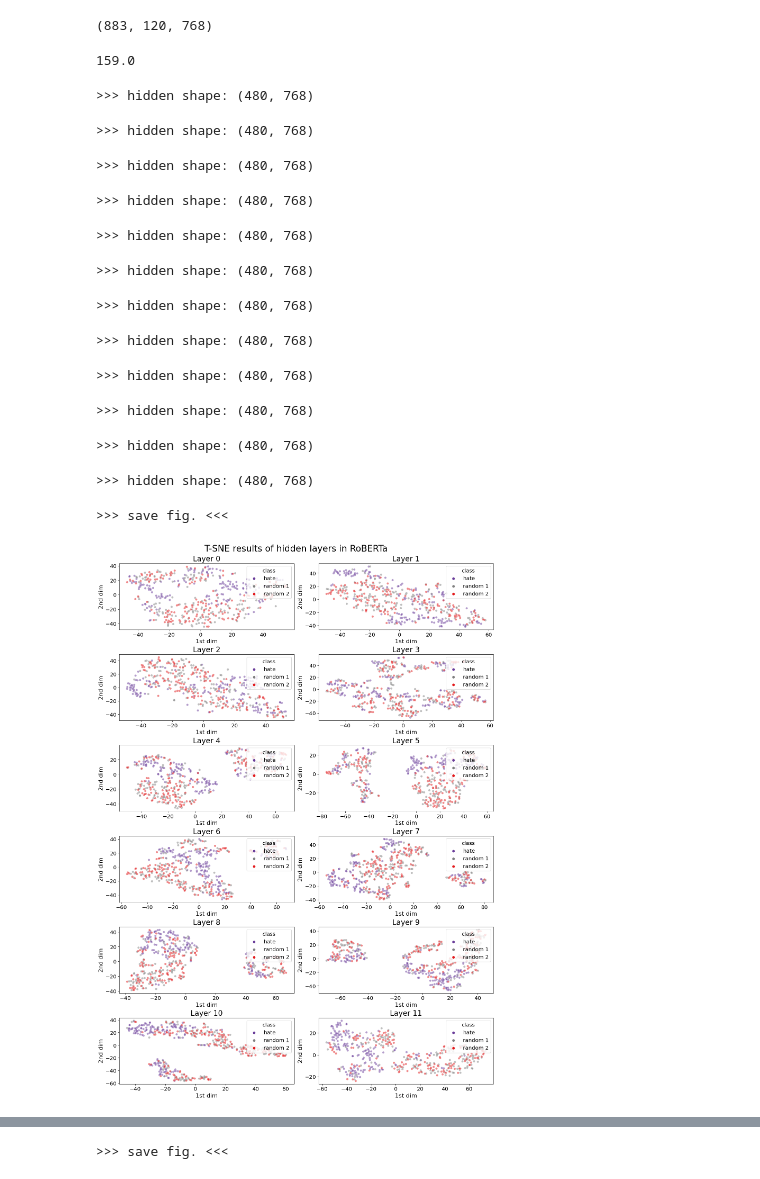
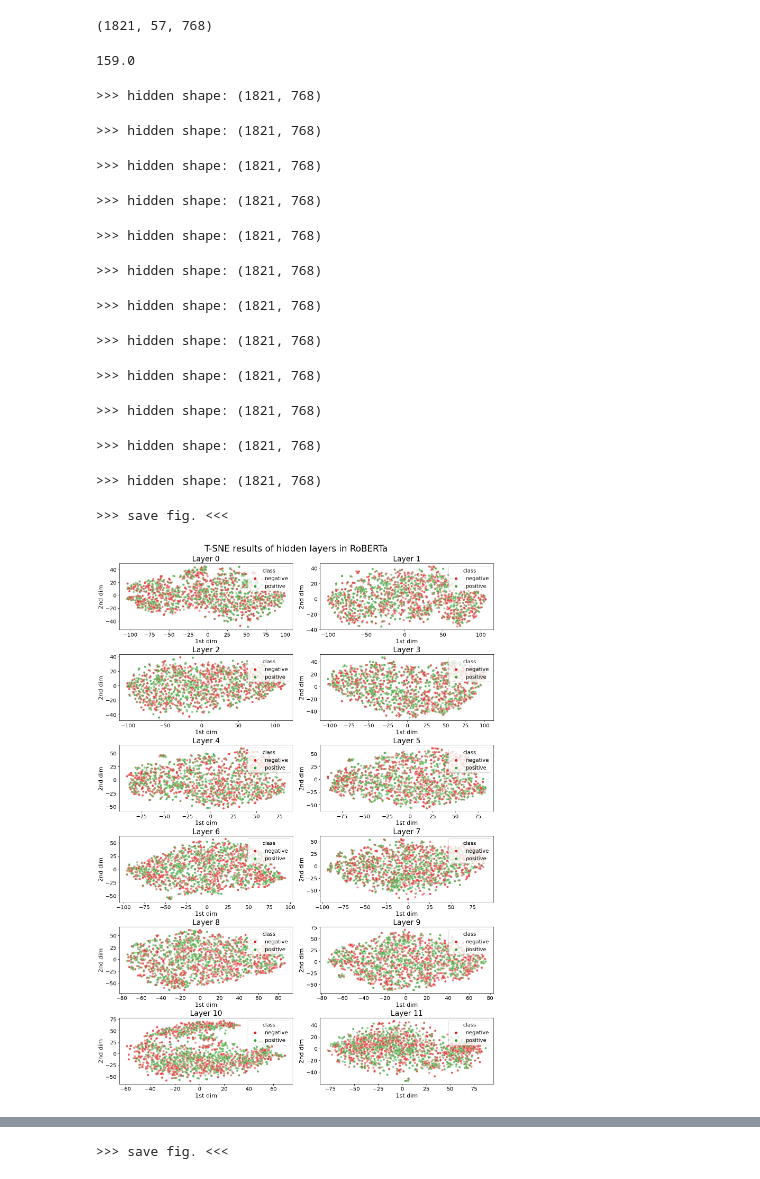
Before and after one commit to gaunby/master_project, a Jupyter notebook: notebooks/tsne_embedding_visual.ipynb, the cells around one changed output, grey strips where cells are left out. Saved outputs shown, nothing was run; the diff lists cells and outputs as text; code cells hidden in the pictures.

```diff
--- a/notebooks/tsne_embedding_visual.ipynb
+++ b/notebooks/tsne_embedding_visual.ipynb
@@ -6,6 +6,15 @@ from src.visualization.tsne_visual import visualize_layerwise_embeddings#, visua
 # %%
 with open('/work3/s174498/roberta_files/data_set_woman_random_1_2.pickle', 'rb') as file:
     ds_ = pickle.load(file)
+# %%
+with open('/work3/s174498/roberta_files/output_roberta_base.pickle', 'rb') as handle:
+    output_linear = pickle.load(handle)
+# %%
+with open('/work3/s174498/roberta_files/final_output_roberta_head_nn.pickle', 'rb') as handle:
+    output_linear = pickle.load(handle)
+# %%
+with open('/work3/s174498/roberta_files/final_output_roberta_head_linear.pickle', 'rb') as handle:
+    output_linear = pickle.load(handle)
 # %%
 with open('/work3/s174498/roberta_files/output_roberta_linear_woman_random_1_2.pickle', 'rb') as handle:
     output_linear = pickle.load(handle)
@@ -21,26 +30,27 @@ with open('/work3/s174498/roberta_files/output_roberta_linear_tweet_iro_random_1
 # %%
 output_linear.predictions[1][0].shape
 # %% [output]
-(883, 120, 768)
+(1821, 57, 768)
 # %%
 (output_linear.label_ids == 1).sum()/2
 # %% [output]
 159.0
 # %%
 # fine tune linear
-labels = [0]* 162+ [1]* 168+ [2]*183 # output_linear.label_ids
+#labels = [0]* 162+ [1]* 168+ [2]*183 # output_linear.label_ids
 #labels = [0]* 151+ [1]* 146+ [2]*141
 #labels = [0]* 294+ [1]* 294 + [2]*295 # output_linear.label_ids
-labels = [0]* 162+ [1]* 159+ [2]*159
-hidden_states = output_linear.predictions[1][1:]
+#labels = [0]* 162+ [1]* 159+ [2]*159
+labels = output_linear.label_ids
+hidden_states =  output_linear.predictions[1][1:]
 title = 'linear_results'
 layers_to_visualize = [0,1,2,3,4,5,6,7,8,9,10,11]
 init = 'pca'
-labels_text = ['hate','random 1','random 2']
+labels_text = ['negative','positive']# ['hate','random 1','random 2']
 perplexity = 10
 
 mean = False
-save = False
+save = True
 # %%
 import numpy as np
 from sklearn.manifold import TSNE
@@ -55,7 +65,7 @@ n = len(np.array(labels).reshape(-1))
 label_text = np.array(['nan']*n)
 label_text = np.where(np.array(labels).reshape(-1) != 0, label_text, labels_text [0])
 label_text = np.where(np.array(labels).reshape(-1) != 1, label_text, labels_text [1])
-label_text = np.where(np.array(labels).reshape(-1) != 2, label_text, labels_text [2])
+#label_text = np.where(np.array(labels).reshape(-1) != 2, label_text, labels_text [2])
 
 col_size = int(num_layers/2)
 fig = plt.figure(figsize=(15,col_size*3.5), constrained_layout=True) #each subplot of size 6x6, each row will hold 4 plots
@@ -64,50 +74,51 @@ ax = [fig.add_subplot(col_size,2,i+1) for i in range(num_layers)]
 
 palette ={0:sns.color_palette("Paired")[0], 1:sns.color_palette("Paired")[6],
             'neg':sns.color_palette("Paired")[1], 'pos':sns.color_palette("Paired")[7],
+            'negative':sns.color_palette("Paired")[5], 'positive':sns.color_palette("Paired")[3],
             'random 1':'grey',#sns.color_palette("Paired")[1],
             'random 2':sns.color_palette("Paired")[5],
              'woman':sns.color_palette("Paired")[7],
              'hate':sns.color_palette("Paired")[9], 'offensive':sns.color_palette("Paired")[5], 'irony':sns.color_palette("Paired")[5]}
 edge_colors = [sns.color_palette("Paired")[1],sns.color_palette("Paired")[8],sns.color_palette("Paired")[4]]
 
 labels = np.array(labels).reshape(-1)
 
 for i,layer_i in enumerate(layers_to_visualize):
     layer_embeds = hidden_states[layer_i]
 
     if mean:
         layer_averaged_hidden_states = layer_embeds.mean(axis=1)
     else:
         layer_averaged_hidden_states = layer_embeds[:,0,:]
 
     print('>>> hidden shape:',layer_averaged_hidden_states.shape)
     layer_dim_reduced_embeds = dim_reducer.fit_transform(layer_averaged_hidden_states);
 
     df = pd.DataFrame.from_dict({'first dim':layer_dim_reduced_embeds[:,0],'second dim':layer_dim_reduced_embeds[:,1],'label':labels, 'label_text': label_text})
 
     scatter = sns.scatterplot(data=df,x='first dim',y='second dim',hue='label_text',ax=ax[i], palette = palette, alpha = 0.5 , edgecolors =edge_colors )
     scatter.legend(loc = 'upper right',fontsize = 'x-large', title = 'class',title_fontsize='x-large');
 
     scatter.axes.set_title( f'Layer {layer_i}',fontsize=20);
     scatter.set_xlabel('1st dim',fontsize=16);
     scatter.set_ylabel('2nd dim',fontsize=16);
     scatter.tick_params(labelsize='x-large');
-save = False
+
 if save:
     print('>>> save fig. <<<')
-    plt.savefig(f'/zhome/94/5/127021/speciale/master_project/src/visualization/figures/hidden_layers_linear_tweet_off_random_1_2.pdf',format='pdf',pad_inches=0)#(f'/work3/s174498/roberta_files/hidden_layers_{title}_{perplexity}_{init}',format='png',pad_inches=0)
+    plt.savefig(f'/zhome/94/5/127021/speciale/master_project/src/visualization/figures/hidden_layers_base_model.pdf',format='pdf',pad_inches=0)#(f'/work3/s174498/roberta_files/hidden_layers_{title}_{perplexity}_{init}',format='png',pad_inches=0)
 # %% [output]
->>> hidden shape: (480, 768)
+>>> hidden shape: (1821, 768)
->>> hidden shape: (480, 768)
+>>> hidden shape: (1821, 768)
->>> hidden shape: (480, 768)
+>>> hidden shape: (1821, 768)
->>> hidden shape: (480, 768)
+>>> hidden shape: (1821, 768)
->>> hidden shape: (480, 768)
+>>> hidden shape: (1821, 768)
->>> hidden shape: (480, 768)
+>>> hidden shape: (1821, 768)
->>> hidden shape: (480, 768)
+>>> hidden shape: (1821, 768)
->>> hidden shape: (480, 768)
+>>> hidden shape: (1821, 768)
->>> hidden shape: (480, 768)
+>>> hidden shape: (1821, 768)
->>> hidden shape: (480, 768)
+>>> hidden shape: (1821, 768)
->>> hidden shape: (480, 768)
+>>> hidden shape: (1821, 768)
->>> hidden shape: (480, 768)
+>>> hidden shape: (1821, 768)
 >>> save fig. <<<
-[figure, old version]
+[figure, new version]
```
Also changed, not shown: parts of 2 cells of this notebook, 4 other files.
